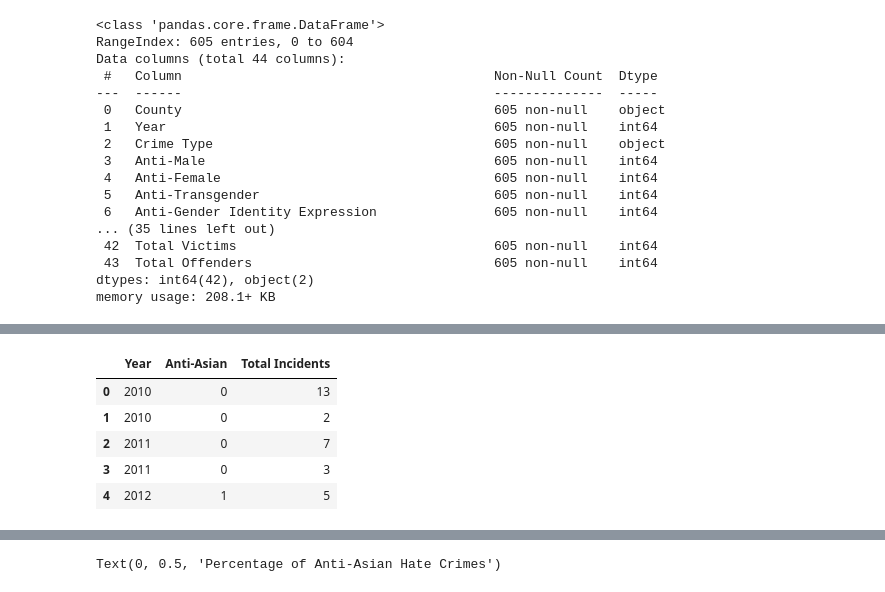
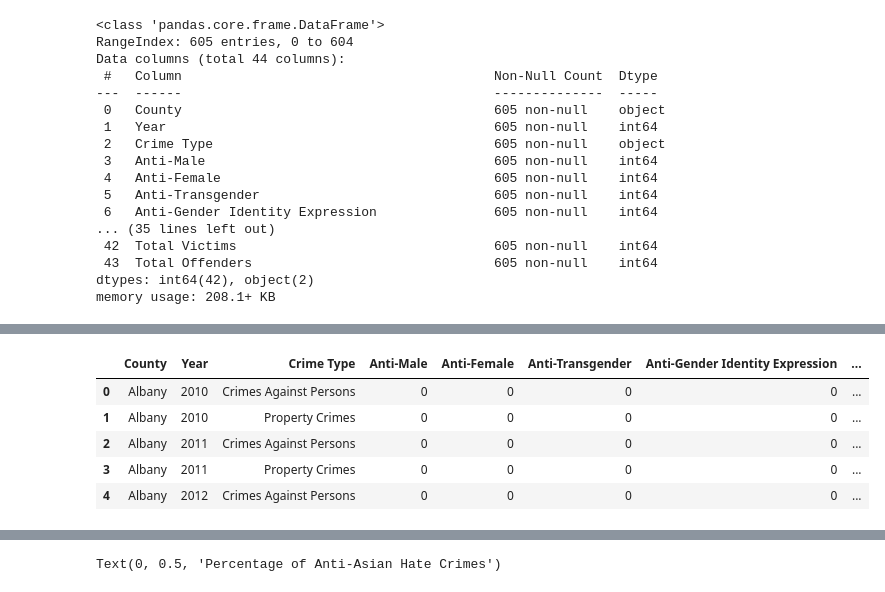
Before and after one commit to Colsai/small_projects, a Jupyter notebook: ny_hate_crime_short_prj.ipynb, the cells around one changed output, grey strips where cells are left out. Cells and saved outputs as stored; diff of their text form; code cells hidden in the pictures.

```diff
--- a/ny_hate_crime_short_prj.ipynb
+++ b/ny_hate_crime_short_prj.ipynb
@@ -36,3 +59,12 @@ TypeError: ignored
+# %%
+df.head()
+# %% [output]
+|  | County | Year | Crime Type | Anti-Male | Anti-Female | Anti-Transgender | Anti-Gender Identity Expression | ... |
+| 0 | Albany | 2010 | Crimes Against Persons | 0 | 0 | 0 | 0 | ... |
+| 1 | Albany | 2010 | Property Crimes | 0 | 0 | 0 | 0 | ... |
+| 2 | Albany | 2011 | Crimes Against Persons | 0 | 0 | 0 | 0 | ... |
+| 3 | Albany | 2011 | Property Crimes | 0 | 0 | 0 | 0 | ... |
+| 4 | Albany | 2012 | Crimes Against Persons | 0 | 0 | 0 | 0 | ... |
 # %%
 #Describe the dataset
 df.groupby("Year").agg("sum").describe()
@@ -51,9 +87,0 @@ df_asian_hc = df[['Year','Anti-Asian', 'Total Incidents']]
-# %%
-df_asian_hc.head()
-# %% [output]
-|  | Year | Anti-Asian | Total Incidents |
-| 0 | 2010 | 0 | 13 |
-| 1 | 2010 | 0 | 2 |
-| 2 | 2011 | 0 | 7 |
-| 3 | 2011 | 0 | 3 |
-| 4 | 2012 | 1 | 5 |
```
Also changed, not shown: parts of 15 cells of this notebook.
